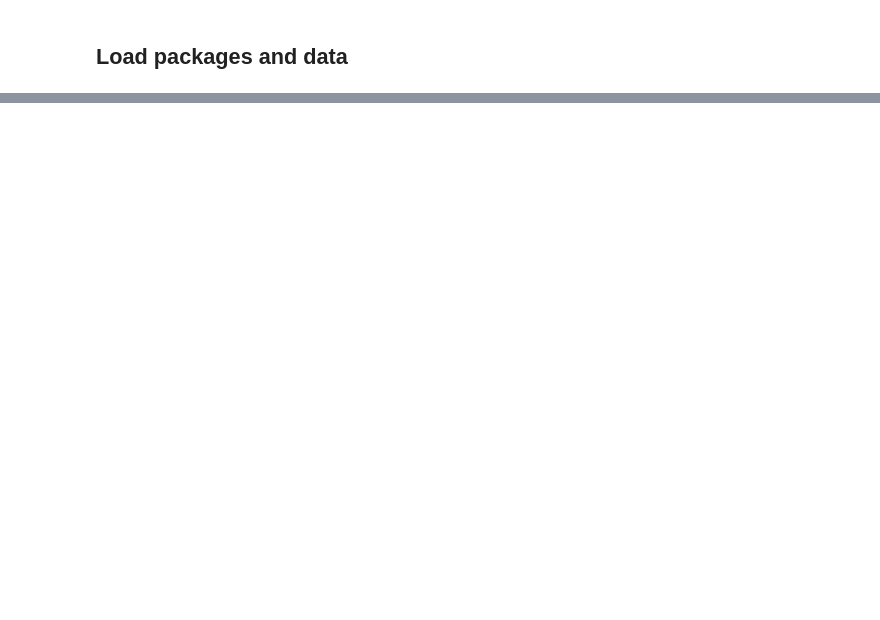
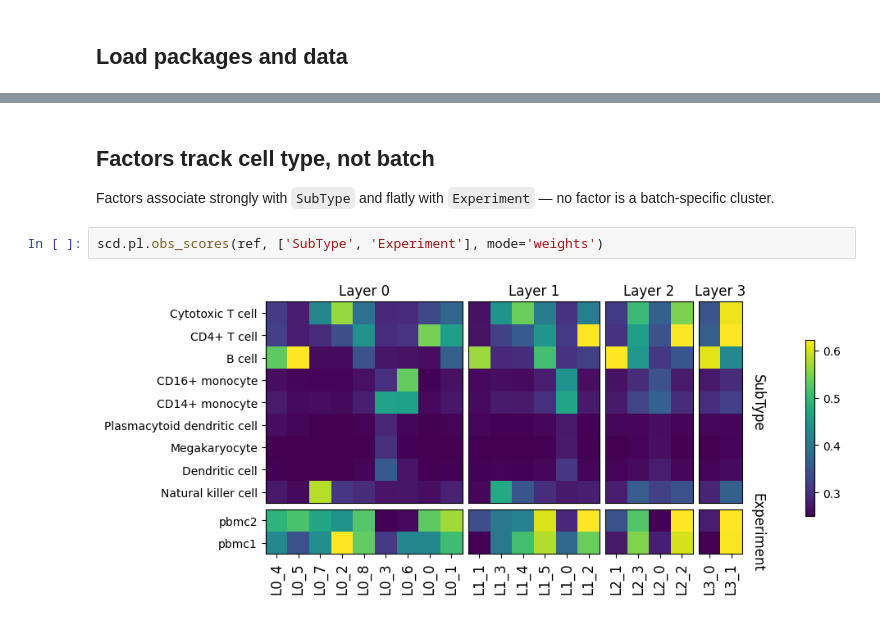
Before and after one commit to cbg-ethz/scDEF, a Jupyter notebook: docs/examples/scdef-pbmcs-2batches.ipynb, the cells around one changed output, grey strips where cells are left out. Drawn from its saved outputs; the diff is of its cells as text; blank space fills up the shorter version.

```diff
--- a/docs/examples/scdef-pbmcs-2batches.ipynb
+++ b/docs/examples/scdef-pbmcs-2batches.ipynb
@@ -218,0 +164,8 @@ scd.graph
+# %% [markdown]
+## Factors track cell type, not batch
+
+Factors associate strongly with `SubType` and flatly with `Experiment` — no factor is a batch-specific cluster.
+# %%
+scd.pl.obs_scores(ref, ['SubType', 'Experiment'], mode='weights')
+# %% [output]
+[figure, added]
```
Also changed, not shown: parts of 71 cells of this notebook, 4 other files.
